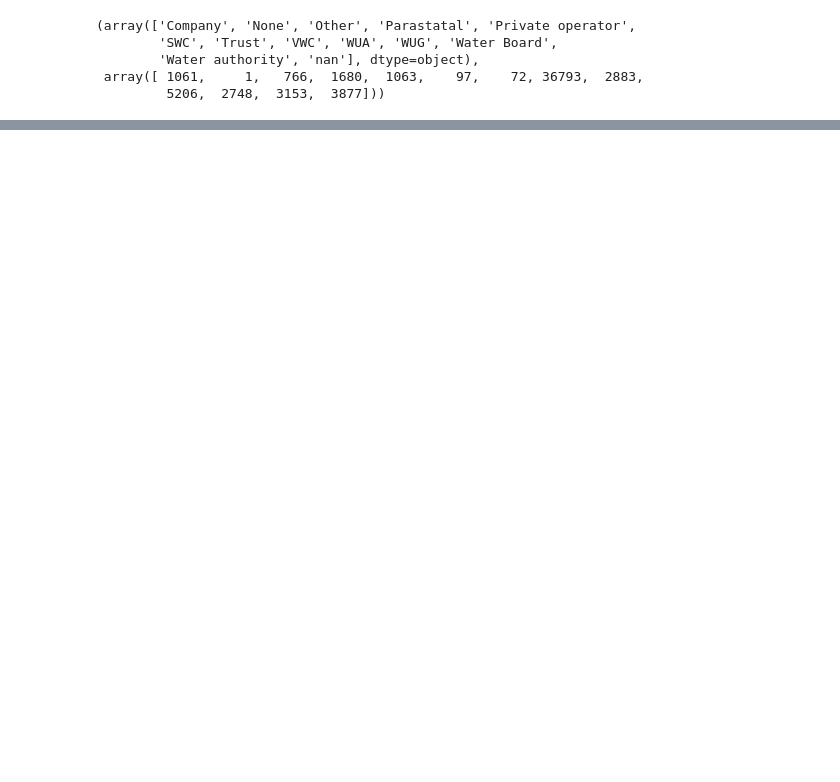
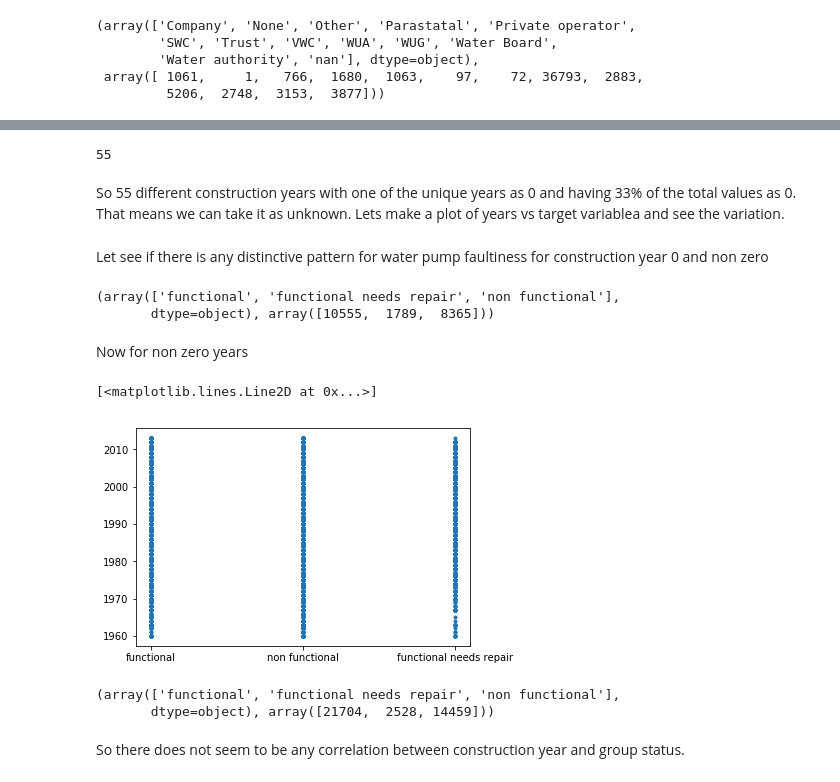
Before and after one commit to arunmarria/ClassificationProjects, a Jupyter notebook: Tanzanian ministry of Water - Predict faulty pumps/Predicting faulty water pumps.ipynb, the cells around one changed output, grey strips where cells are left out. Saved outputs shown, nothing was run; the diff lists cells and outputs as text; code cells hidden in the pictures; blank space fills up the shorter version.

```diff
--- a/Tanzanian ministry of Water - Predict faulty pumps/Predicting faulty water pumps.ipynb
+++ b/Tanzanian ministry of Water - Predict faulty pumps/Predicting faulty water pumps.ipynb
@@ -556,3 +551,5 @@ Now lets investigate **scheme_management** variable
+# %%
+data.loc[data.scheme_management==None,'scheme_management'] = None
 # %%
 data["scheme_management"]= data["scheme_management"].astype(str)
 np.unique(data.scheme_management, return_counts=True)
@@ -566,0 +593,2 @@ There are quite a few nans and one None. Lets replace none with nan and then we
+# %%
+data = data.drop('scheme_name', axis =1 )
@@ -566,0 +669,28 @@ There are quite a few nans and one None. Lets replace none with nan and then we
+# %%
+np.unique(data.construction_year, return_counts=True)[0].shape[0]
+# %% [output]
+55
+# %% [markdown]
+So 55 different construction years with one of the unique years as 0 and having 33% of the total values as 0. That means we can take it as unknown. Lets make a plot of years vs target variablea and see the variation.
+# %% [markdown]
+Let see if there is any distinctive pattern for water pump faultiness for construction year 0 and non zero
+# %%
+np.unique(data.status_group[np.where(data.construction_year==0)[0]], return_counts=True)
+# %% [output]
+(array(['functional', 'functional needs repair', 'non functional'],
+       dtype=object), array([10555,  1789,  8365]))
+# %% [markdown]
+Now for non zero  years
+# %%
+plt.plot(data.status_group[np.where(data.construction_year!=0)[0]],
+         data.construction_year[np.where(data.construction_year!=0)[0]], '.')
+# %% [output]
+[<matplotlib.lines.Line2D at 0x...>]
+[figure, added]
+# %%
+np.unique(data.status_group[np.where(data.construction_year!=0)[0]], return_counts=True)
+# %% [output]
+(array(['functional', 'functional needs repair', 'non functional'],
+       dtype=object), array([21704,  2528, 14459]))
+# %% [markdown]
+So there does not seem to be any correlation between construction year and group status.
```
Also changed, not shown: parts of 113 cells of this notebook, 1 other file.
